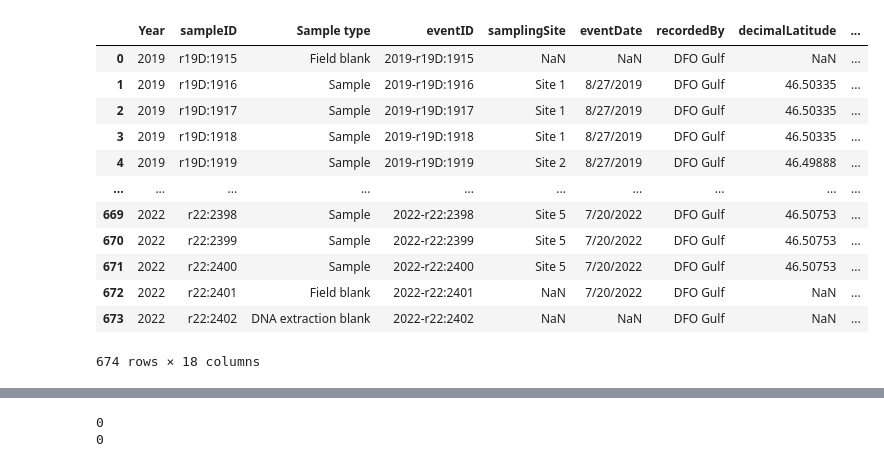
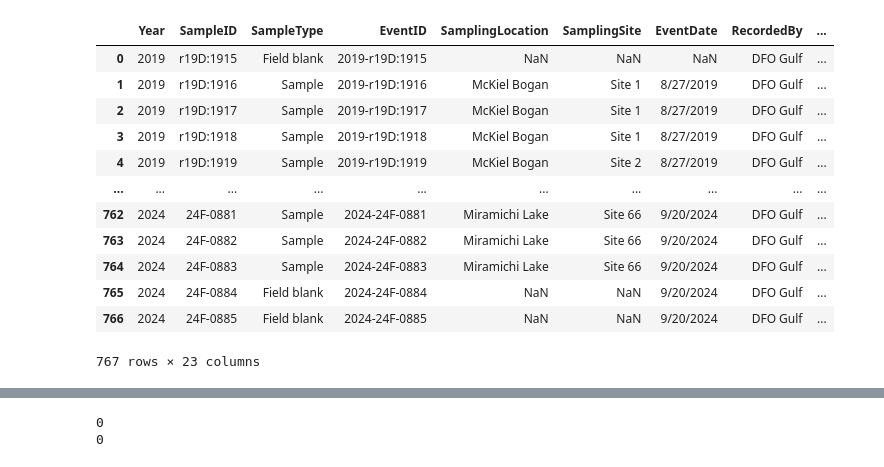
Before and after one commit to dfo-gulf-science/fgp-datasets, a Jupyter notebook: a9728eea (eDNA SMB)/script_for_creating_wms.ipynb, the cells around one changed output, grey strips where cells are left out. Saved outputs shown, nothing was run; the diff lists cells and outputs as text; code cells hidden in the pictures.

```diff
--- a/a9728eea (eDNA SMB)/script_for_creating_wms.ipynb
+++ b/a9728eea (eDNA SMB)/script_for_creating_wms.ipynb
@@ -3,22 +3,22 @@ import matplotlib.pyplot as plt
 import numpy as np
 import pandas as pd
 # %%
-df = pd.read_csv("SMB_qPCR_result_summary_2019to2022.csv", encoding="windows-1252")
+df = pd.read_csv("eDNA-Based_distribution_assessment_of_Smallmouth_Bass_2019-2024.csv", encoding="utf-8")
 df
 # %% [output]
-|  | Year | sampleID | Sample type | eventID | samplingSite | eventDate | recordedBy | decimalLatitude | ... |
-| 0 | 2019 | r19D:1915 | Field blank | 2019-r19D:1915 | NaN | NaN | DFO Gulf | NaN | ... |
-| 1 | 2019 | r19D:1916 | Sample | 2019-r19D:1916 | Site 1 | 8/27/2019 | DFO Gulf | 46.50335 | ... |
-| 2 | 2019 | r19D:1917 | Sample | 2019-r19D:1917 | Site 1 | 8/27/2019 | DFO Gulf | 46.50335 | ... |
-| 3 | 2019 | r19D:1918 | Sample | 2019-r19D:1918 | Site 1 | 8/27/2019 | DFO Gulf | 46.50335 | ... |
-| 4 | 2019 | r19D:1919 | Sample | 2019-r19D:1919 | Site 2 | 8/27/2019 | DFO Gulf | 46.49888 | ... |
+|  | Year | SampleID | SampleType | EventID | SamplingLocation | SamplingSite | EventDate | RecordedBy | ... |
+| 0 | 2019 | r19D:1915 | Field blank | 2019-r19D:1915 | NaN | NaN | NaN | DFO Gulf | ... |
+| 1 | 2019 | r19D:1916 | Sample | 2019-r19D:1916 | McKiel Bogan | Site 1 | 8/27/2019 | DFO Gulf | ... |
+| 2 | 2019 | r19D:1917 | Sample | 2019-r19D:1917 | McKiel Bogan | Site 1 | 8/27/2019 | DFO Gulf | ... |
+| 3 | 2019 | r19D:1918 | Sample | 2019-r19D:1918 | McKiel Bogan | Site 1 | 8/27/2019 | DFO Gulf | ... |
+| 4 | 2019 | r19D:1919 | Sample | 2019-r19D:1919 | McKiel Bogan | Site 2 | 8/27/2019 | DFO Gulf | ... |
 | ... | ... | ... | ... | ... | ... | ... | ... | ... | ... |
-| 669 | 2022 | r22:2398 | Sample | 2022-r22:2398 | Site 5 | 7/20/2022 | DFO Gulf | 46.50753 | ... |
-| 670 | 2022 | r22:2399 | Sample | 2022-r22:2399 | Site 5 | 7/20/2022 | DFO Gulf | 46.50753 | ... |
-| 671 | 2022 | r22:2400 | Sample | 2022-r22:2400 | Site 5 | 7/20/2022 | DFO Gulf | 46.50753 | ... |
-| 672 | 2022 | r22:2401 | Field blank | 2022-r22:2401 | NaN | 7/20/2022 | DFO Gulf | NaN | ... |
-| 673 | 2022 | r22:2402 | DNA extraction blank | 2022-r22:2402 | NaN | NaN | DFO Gulf | NaN | ... |
+| 762 | 2024 | 24F-0881 | Sample | 2024-24F-0881 | Miramichi Lake | Site 66 | 9/20/2024 | DFO Gulf | ... |
+| 763 | 2024 | 24F-0882 | Sample | 2024-24F-0882 | Miramichi Lake | Site 66 | 9/20/2024 | DFO Gulf | ... |
+| 764 | 2024 | 24F-0883 | Sample | 2024-24F-0883 | Miramichi Lake | Site 66 | 9/20/2024 | DFO Gulf | ... |
+| 765 | 2024 | 24F-0884 | Field blank | 2024-24F-0884 | NaN | NaN | 9/20/2024 | DFO Gulf | ... |
+| 766 | 2024 | 24F-0885 | Field blank | 2024-24F-0885 | NaN | NaN | 9/20/2024 | DFO Gulf | ... |
-674 rows × 18 columns
+767 rows × 23 columns
 # %%
 # ok let's clean up the table
 # first, we do not want any of the field blanks in the table
```
Also changed, not shown: parts of 11 cells of this notebook, 2 other files.
